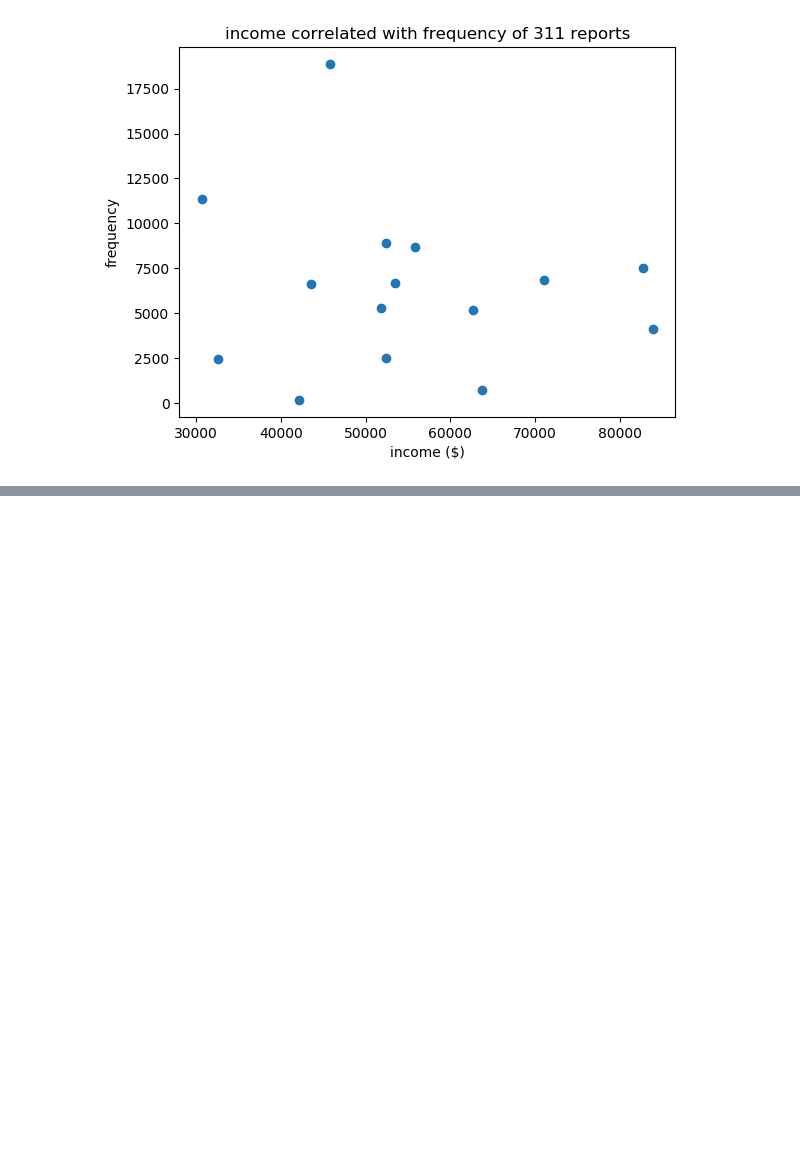
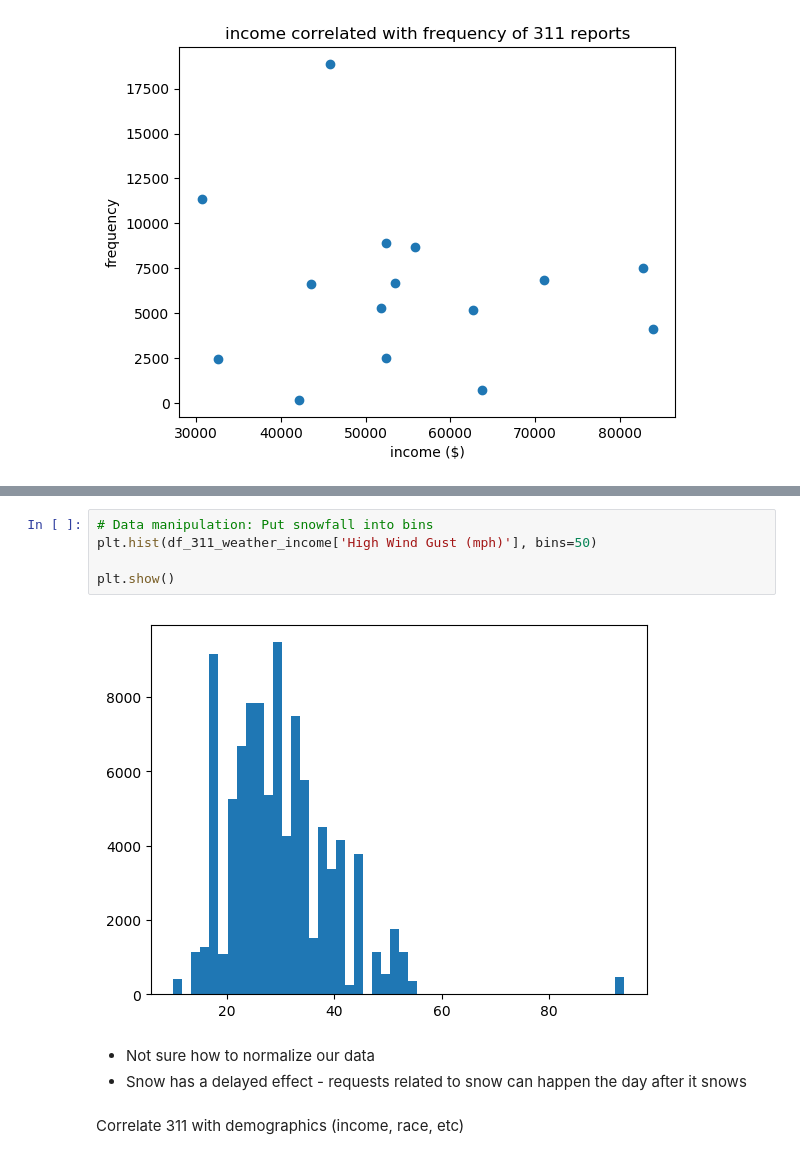
Before and after one commit to mattdailis/bostonography, a Jupyter notebook: final_project.ipynb, the cells around one changed output, grey strips where cells are left out. Saved outputs shown, nothing was run; the diff lists cells and outputs as text; blank space fills up the shorter version.

```diff
--- a/final_project.ipynb
+++ b/final_project.ipynb
@@ -70,0 +80,12 @@ plt.show()
+# %%
+# Data manipulation: Put snowfall into bins
+plt.hist(df_311_weather_income['High Wind Gust (mph)'], bins=50)
+
+plt.show()
+# %% [output]
+[figure, added]
+# %% [markdown]
+- Not sure how to normalize our data
+- Snow has a delayed effect - requests related to snow can happen the day after it snows
+# %% [markdown]
+Correlate 311 with demographics (income, race, etc)
```
Also changed, not shown: parts of 3 cells of this notebook.
